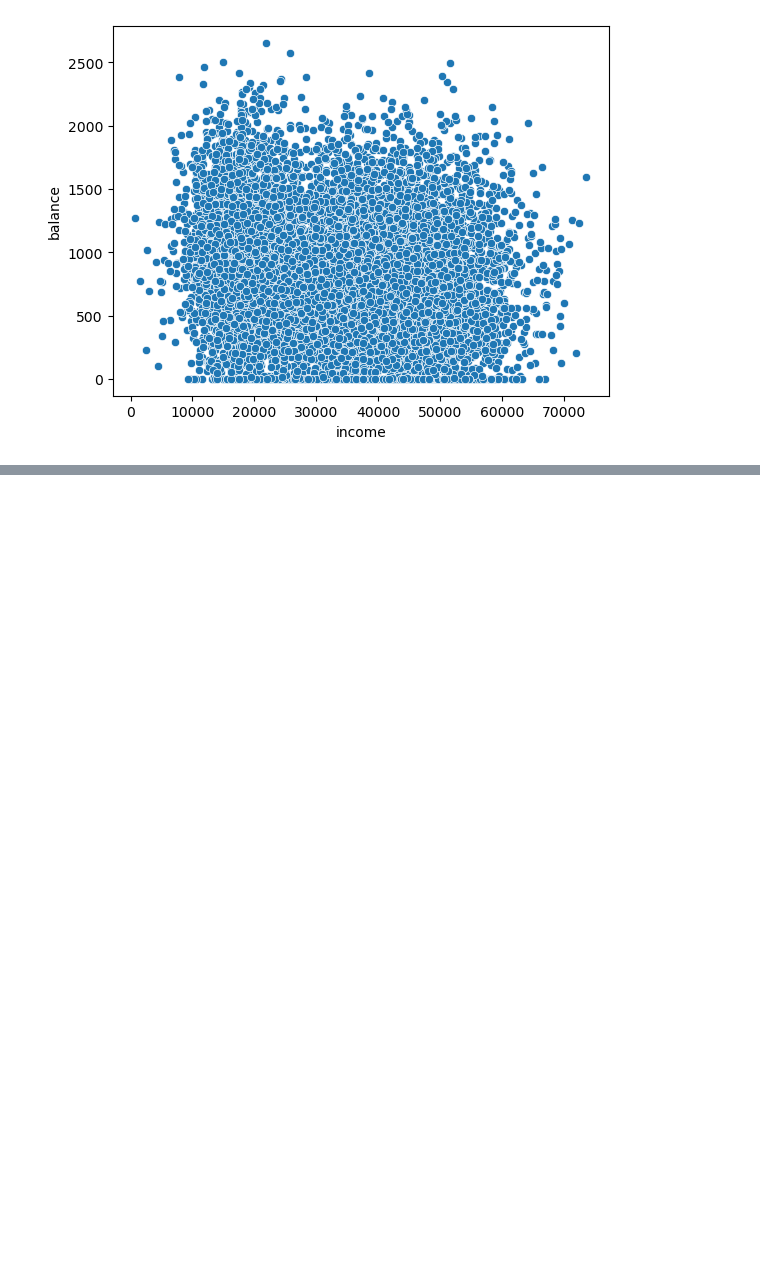
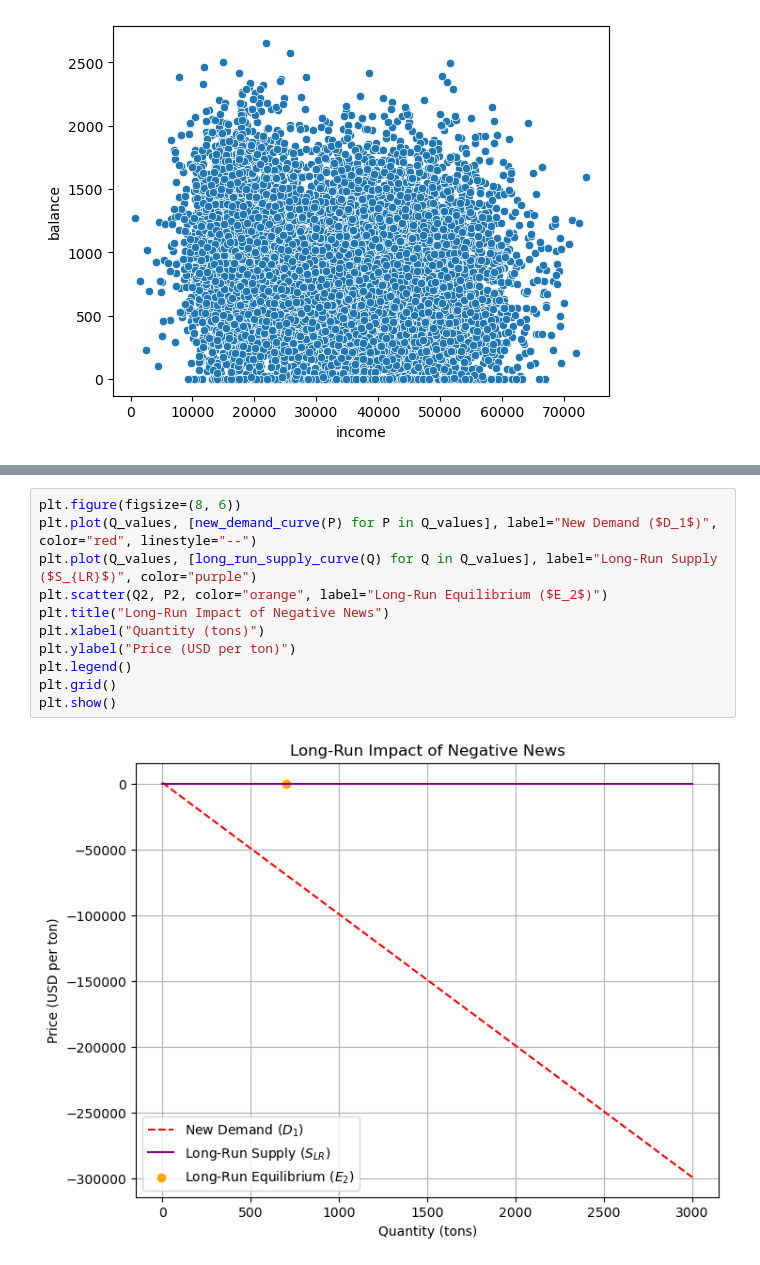
Before and after one commit to Lan1403/TECH3, a Jupyter notebook: PracticalSession/Session1.ipynb, the cells around one changed output, grey strips where cells are left out. Saved outputs shown, nothing was run; the diff lists cells and outputs as text; blank space fills up the shorter version.

```diff
--- a/PracticalSession/Session1.ipynb
+++ b/PracticalSession/Session1.ipynb
@@ -132,0 +183,13 @@ NameError: name 'default' is not defined
+# %%
+plt.figure(figsize=(8, 6))
+plt.plot(Q_values, [new_demand_curve(P) for P in Q_values], label="New Demand ($D_1$)", color="red", linestyle="--")
+plt.plot(Q_values, [long_run_supply_curve(Q) for Q in Q_values], label="Long-Run Supply ($S_{LR}$)", color="purple")
+plt.scatter(Q2, P2, color="orange", label="Long-Run Equilibrium ($E_2$)")
+plt.title("Long-Run Impact of Negative News")
+plt.xlabel("Quantity (tons)")
+plt.ylabel("Price (USD per ton)")
+plt.legend()
+plt.grid()
+plt.show()
+# %% [output]
+[figure, added]
```
Also changed, not shown: parts of 3 cells of this notebook.
